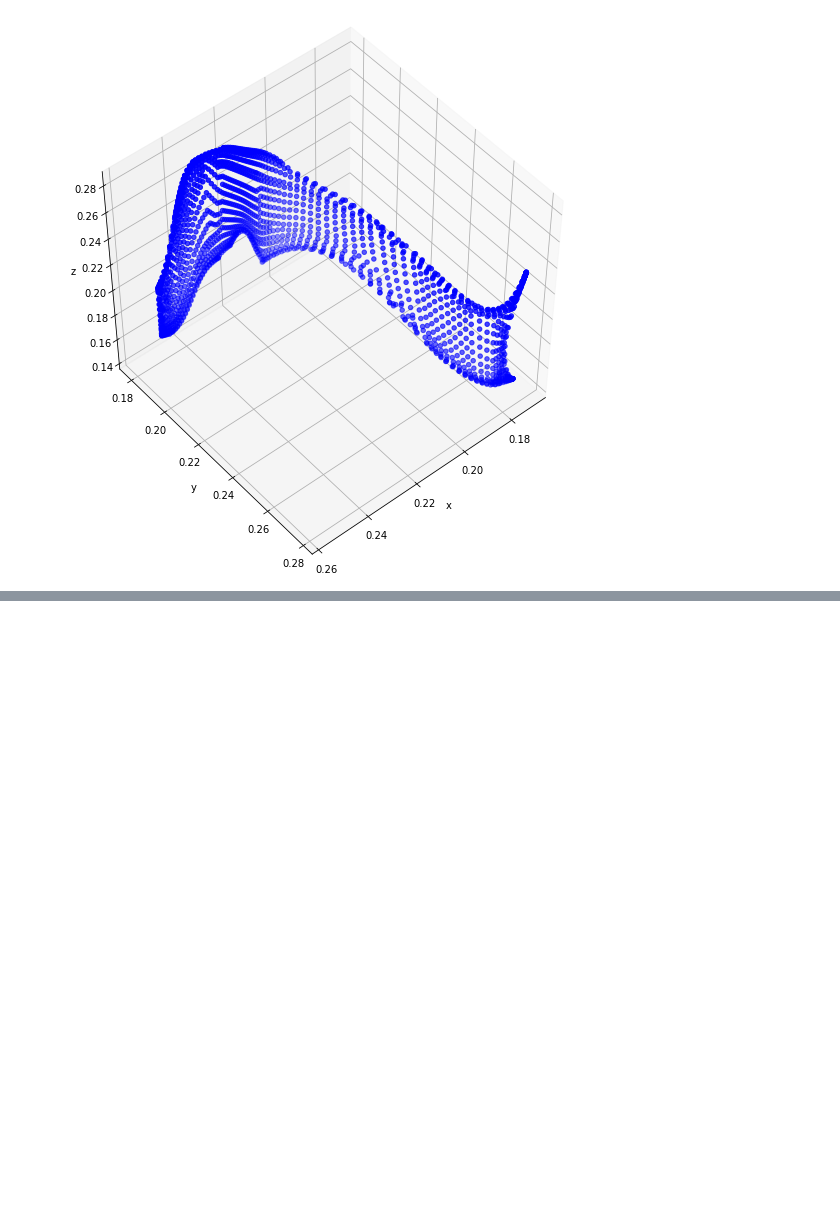
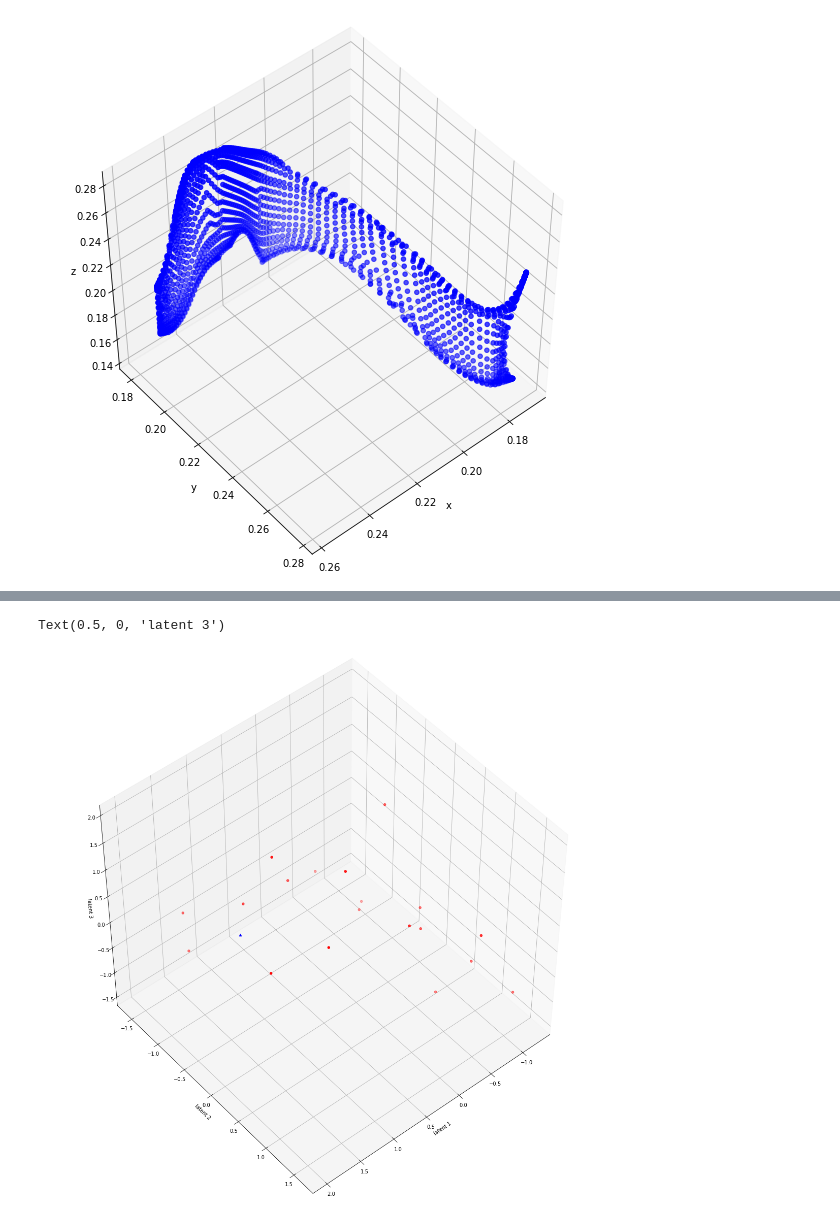
Before and after one commit to abbasloo/dnnAutoEm, a Jupyter notebook: carCrashLBO.ipynb, the cells around one changed output, grey strips where cells are left out. Cells and saved outputs as stored; diff of their text form; code cells hidden in the pictures; blank space fills up the shorter version.

```diff
--- a/carCrashLBO.ipynb
+++ b/carCrashLBO.ipynb
@@ -187,0 +189,12 @@ Text(0.5, 0, 'z')
+# %%
+print (x_reduced.shape)
+DATA2 = []
+for i in range(20):
+    d = x_reduced[i*60:(i+1)*60].T
+    d[0] = d[0]/np.linalg.norm(d[0])
+    d[1] = d[1]/np.linalg.norm(d[1])
+    d[2] = d[2]/np.linalg.norm(d[2])
+
+    DATA2.append(d)
+print (len(DATA2), DATA2[0].shape)
+dd = 60
@@ -187,0 +204,4 @@ Text(0.5, 0, 'z')
+# %%
+vae2 = LSTM_Var_Autoencoder(intermediate_dim = 5, z_dim = 3, n_dim=dd, stateful = True) #default stateful = False
+
+vae2.fit(DATA2[0:19], learning_rate=0.002, batch_size = 10, num_epochs = 400, opt = tf.train.AdamOptimizer, REG_LAMBDA = 0.01, grad_clip_norm=10, optimizer_params=None, verbose = True)
@@ -187,0 +226,20 @@ Text(0.5, 0, 'z')
+# %%
+x_reconstructed2, recons_error2 = vae2.reconstruct(DATA2[19:20], get_error = True) #returns squared error
+
+x_reduced2 = vae2.reduce(DATA2) #latent space representation
+# %%
+fig = plt.figure(figsize=(20, 20))
+c = ['r', 'b']
+m = ['o', '^']
+
+ax = fig.add_subplot(111, projection='3d')
+ax.scatter(x_reduced2[0:19, 0], x_reduced2[0:19, 1], x_reduced2[0:19, 2], c=c[0], marker=m[0])
+ax.scatter(x_reduced2[19:20, 0], x_reduced2[19:20, 1], x_reduced2[19:20, 2], c=c[1], marker=m[1])
+
+ax.view_init(50, 50)
+ax.set_xlabel('latent 1')
+ax.set_ylabel('latent 2')
+ax.set_zlabel('latent 3')
+# %% [output]
+Text(0.5, 0, 'latent 3')
+[figure, added]
```
Also changed, not shown: parts of 12 cells of this notebook.
